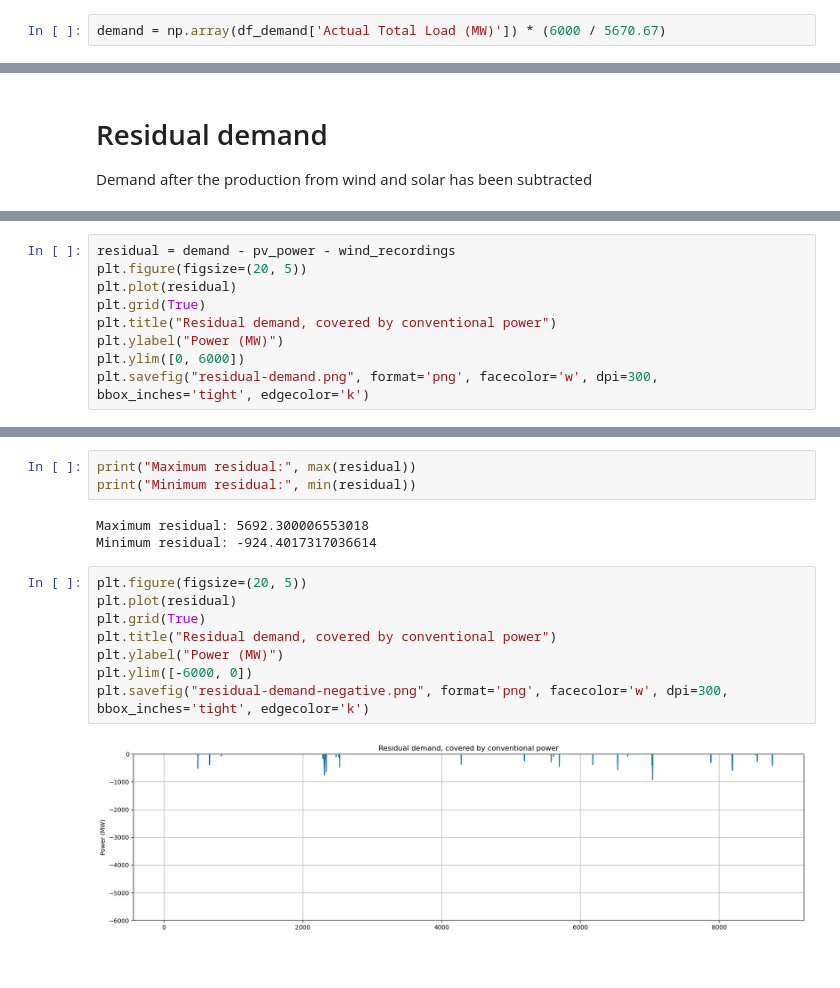
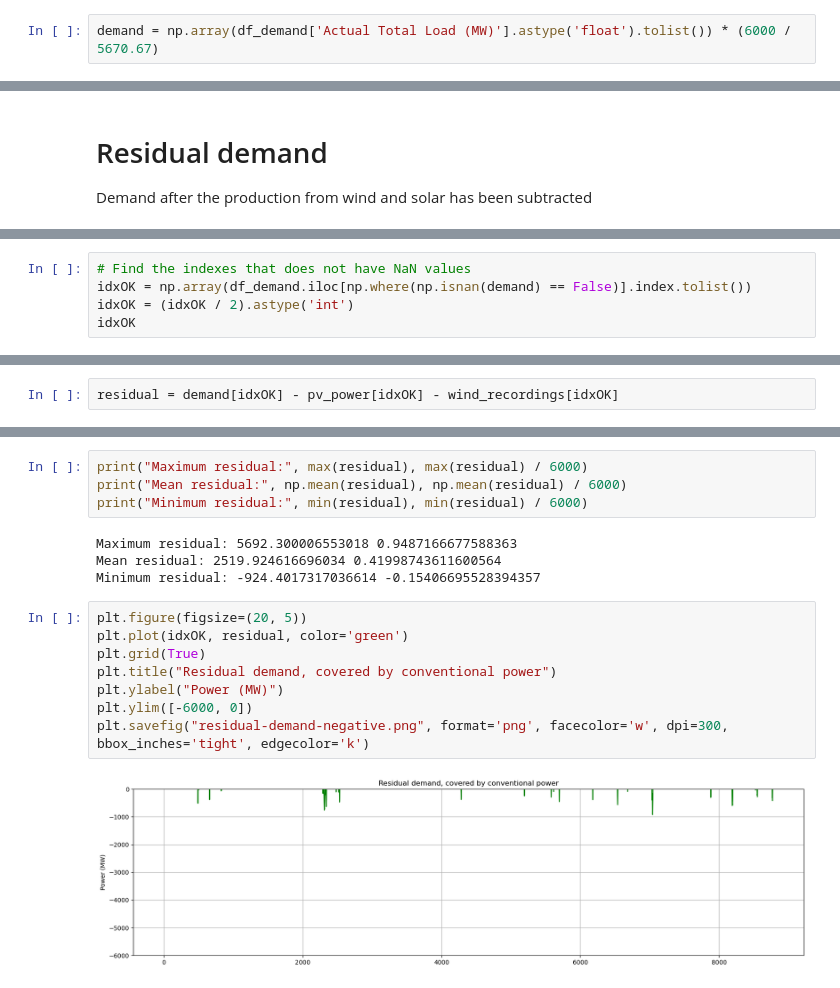
Before and after one commit to avaveriksen/ireland-grid-project, a Jupyter notebook: time-series-analysis/time-series-analysis.ipynb, the cells around one changed output, grey strips where cells are left out. Drawn from its saved outputs; the diff is of its cells as text.

```diff
--- a/time-series-analysis/time-series-analysis.ipynb
+++ b/time-series-analysis/time-series-analysis.ipynb
@@ -189,4 +213,4 @@ print("Max demand:", max(df_demand['Actual Total Load (MW)'].astype('float')))
 # %% [output]
 Max demand: 5670.67
 # %%
-demand = np.array(df_demand['Actual Total Load (MW)']) * (6000 / 5670.67)
+demand = np.array(df_demand['Actual Total Load (MW)'].astype('float').tolist()) * (6000 / 5670.67)
@@ -204,0 +277,5 @@ Demand after the production from wind and solar has been subtracted
+# %%
+# Find the indexes that does not have NaN values
+idxOK = np.array(df_demand.iloc[np.where(np.isnan(demand) == False)].index.tolist())
+idxOK = (idxOK / 2).astype('int')
+idxOK
@@ -205,9 +284,2 @@ Demand after the production from wind and solar has been subtracted
 # %%
-residual = demand - pv_power - wind_recordings
-plt.figure(figsize=(20, 5))
-plt.plot(residual)
-plt.grid(True)
-plt.title("Residual demand, covered by conventional power")
-plt.ylabel("Power (MW)")
-plt.ylim([0, 6000])
-plt.savefig("residual-demand.png", format='png', facecolor='w', dpi=300, bbox_inches='tight', edgecolor='k')
+residual = demand[idxOK] - pv_power[idxOK] - wind_recordings[idxOK]
@@ -216,16 +304,18 @@ plt.savefig("residual-demand.png", format='png', facecolor='w', dpi=300, bbox_in
 # %%
-print("Maximum residual:", max(residual))
-print("Minimum residual:", min(residual))
+print("Maximum residual:", max(residual), max(residual) / 6000)
+print("Mean residual:", np.mean(residual), np.mean(residual) / 6000)
+print("Minimum residual:", min(residual), min(residual) / 6000)
 # %% [output]
-Maximum residual: 5692.300006553018
-Minimum residual: -924.4017317036614
+Maximum residual: 5692.300006553018 0.9487166677588363
+Mean residual: 2519.924616696034 0.41998743611600564
+Minimum residual: -924.4017317036614 -0.15406695528394357
 # %%
 plt.figure(figsize=(20, 5))
-plt.plot(residual)
+plt.plot(idxOK, residual, color='green')
 plt.grid(True)
 plt.title("Residual demand, covered by conventional power")
 plt.ylabel("Power (MW)")
 plt.ylim([-6000, 0])
 plt.savefig("residual-demand-negative.png", format='png', facecolor='w', dpi=300, bbox_inches='tight', edgecolor='k')
 # %% [output]
-[figure, old version]
+[figure, new version]
```
Also changed, not shown: parts of 13 cells of this notebook, 5 other files.
